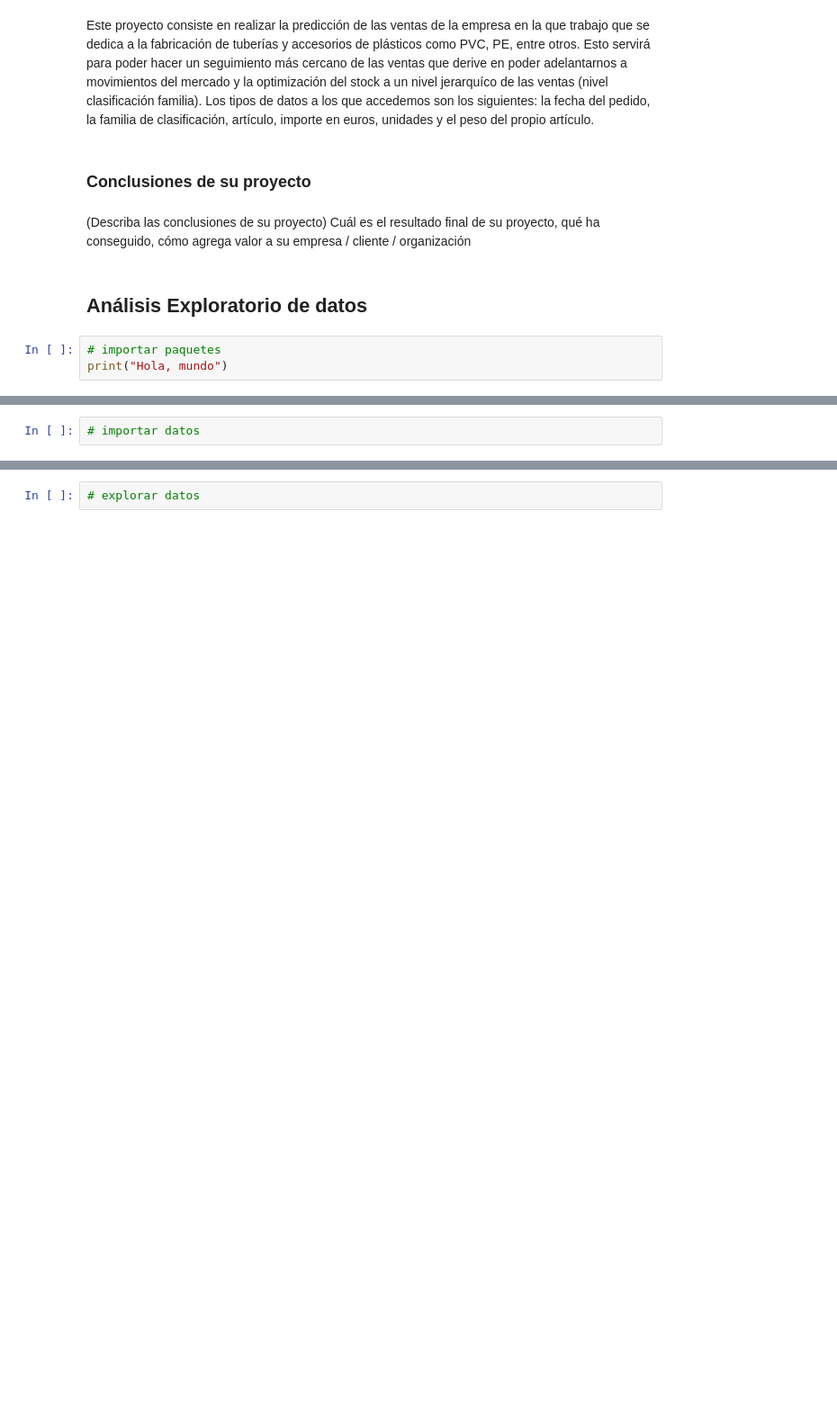
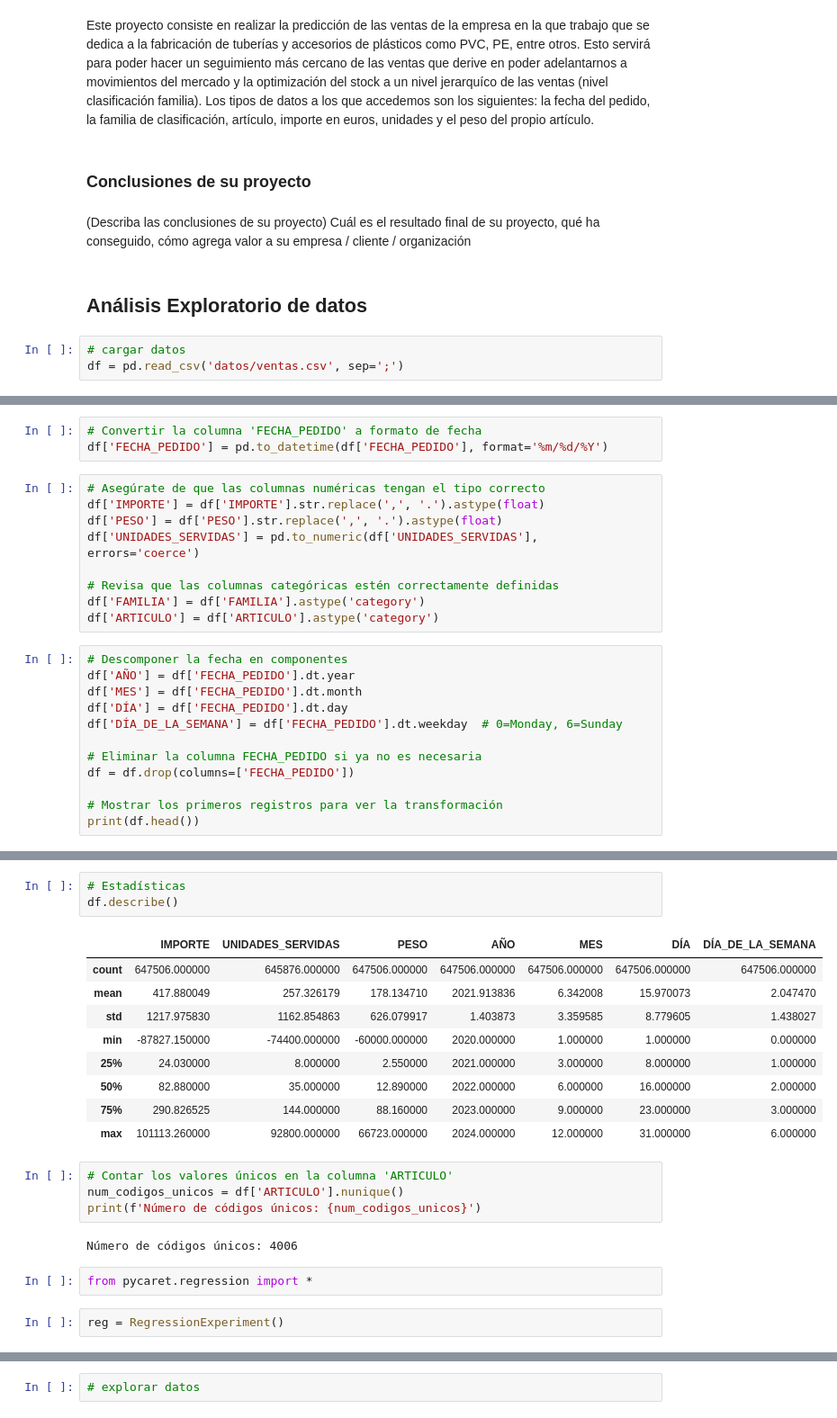
Before and after one commit to alexanderabasolo/curso_machine_learning, a Jupyter notebook: V-Ed_Alexander_Forecast_Ventas.ipynb, the cells around one changed output, grey strips where cells are left out. Shown at 90% size. Drawn from its saved outputs; the diff is of its cells as text; blank space fills up the shorter version.

```diff
--- a/V-Ed_Alexander_Forecast_Ventas.ipynb
+++ b/V-Ed_Alexander_Forecast_Ventas.ipynb
@@ -20,5 +25,5 @@ Cuál es el resultado final de su proyecto, qué ha conseguido, cómo agrega val
 # %% [markdown]
 ## Análisis Exploratorio de datos
 # %%
-# importar paquetes
-print("Hola, mundo")
+# cargar datos
+df = pd.read_csv('datos/ventas.csv', sep=';')
@@ -27,2 +30,24 @@ Hola, mundo
 # %%
-# importar datos
+# Convertir la columna 'FECHA_PEDIDO' a formato de fecha
+df['FECHA_PEDIDO'] = pd.to_datetime(df['FECHA_PEDIDO'], format='%m/%d/%Y')
+# %%
+# Asegúrate de que las columnas numéricas tengan el tipo correcto
+df['IMPORTE'] = df['IMPORTE'].str.replace(',', '.').astype(float)
+df['PESO'] = df['PESO'].str.replace(',', '.').astype(float)
+df['UNIDADES_SERVIDAS'] = pd.to_numeric(df['UNIDADES_SERVIDAS'], errors='coerce')
+
+# Revisa que las columnas categóricas estén correctamente definidas
+df['FAMILIA'] = df['FAMILIA'].astype('category')
+df['ARTICULO'] = df['ARTICULO'].astype('category')
+# %%
+# Descomponer la fecha en componentes
+df['AÑO'] = df['FECHA_PEDIDO'].dt.year
+df['MES'] = df['FECHA_PEDIDO'].dt.month
+df['DÍA'] = df['FECHA_PEDIDO'].dt.day
+df['DÍA_DE_LA_SEMANA'] = df['FECHA_PEDIDO'].dt.weekday  # 0=Monday, 6=Sunday
+
+# Eliminar la columna FECHA_PEDIDO si ya no es necesaria
+df = df.drop(columns=['FECHA_PEDIDO'])
+
+# Mostrar los primeros registros para ver la transformación
+print(df.head())
@@ -28,0 +68,23 @@ Hola, mundo
+# %%
+# Estadísticas
+df.describe()
+# %% [output]
+|  | IMPORTE | UNIDADES_SERVIDAS | PESO | AÑO | MES | DÍA | DÍA_DE_LA_SEMANA |
+| count | 647506.000000 | 645876.000000 | 647506.000000 | 647506.000000 | 647506.000000 | 647506.000000 | 647506.000000 |
+| mean | 417.880049 | 257.326179 | 178.134710 | 2021.913836 | 6.342008 | 15.970073 | 2.047470 |
+| std | 1217.975830 | 1162.854863 | 626.079917 | 1.403873 | 3.359585 | 8.779605 | 1.438027 |
+| min | -87827.150000 | -74400.000000 | -60000.000000 | 2020.000000 | 1.000000 | 1.000000 | 0.000000 |
+| 25% | 24.030000 | 8.000000 | 2.550000 | 2021.000000 | 3.000000 | 8.000000 | 1.000000 |
+| 50% | 82.880000 | 35.000000 | 12.890000 | 2022.000000 | 6.000000 | 16.000000 | 2.000000 |
+| 75% | 290.826525 | 144.000000 | 88.160000 | 2023.000000 | 9.000000 | 23.000000 | 3.000000 |
+| max | 101113.260000 | 92800.000000 | 66723.000000 | 2024.000000 | 12.000000 | 31.000000 | 6.000000 |
+# %%
+# Contar los valores únicos en la columna 'ARTICULO'
+num_codigos_unicos = df['ARTICULO'].nunique()
+print(f'Número de códigos únicos: {num_codigos_unicos}')
+# %% [output]
+Número de códigos únicos: 4006
+# %%
+from pycaret.regression import *
+# %%
+reg = RegressionExperiment()
```
Also changed, not shown: parts of 10 cells of this notebook, 2 other files.
